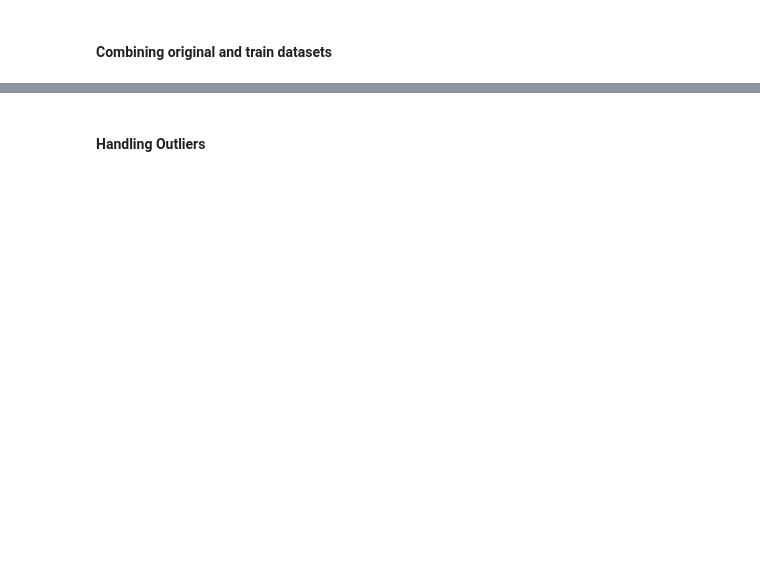
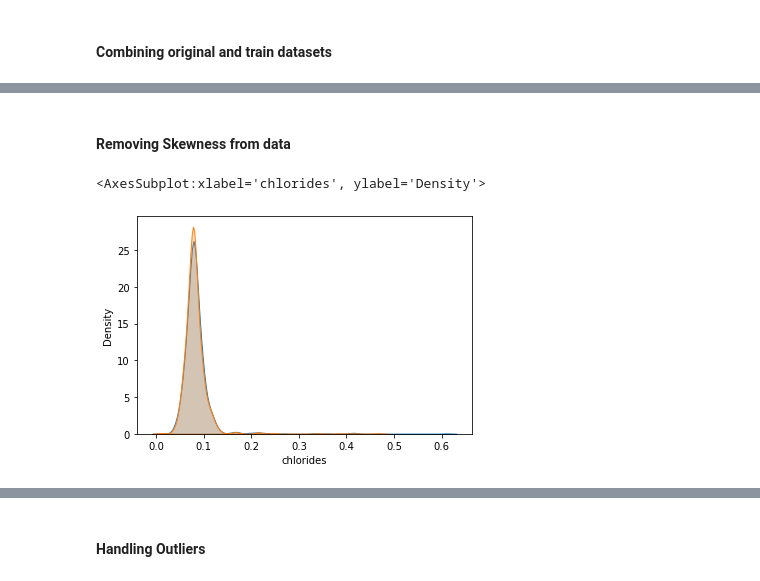
Before and after one commit to Priyanka-Gangadhar-Palshetkar/kaggle-playground_s3_e5, a Jupyter notebook: playground-s3-e5.ipynb, the cells around one changed output, grey strips where cells are left out. Saved outputs shown, nothing was run; the diff lists cells and outputs as text; code cells hidden in the pictures; blank space fills up the shorter version.

```diff
--- a/playground-s3-e5.ipynb
+++ b/playground-s3-e5.ipynb
@@ -361,0 +310,9 @@ plot_num_features(data=combined_df,
+# %% [markdown]
+#### Removing Skewness from data
+# %%
+# Checking skewness in chlorides
+sns.kdeplot(x=combined_df["chlorides"], palette=palette, fill =True)
+sns.kdeplot(x=test_df["chlorides"], palette=palette, fill =True)
+# %% [output]
+<AxesSubplot:xlabel='chlorides', ylabel='Density'>
+[figure, added]
```
Also changed, not shown: parts of 40 cells of this notebook.
